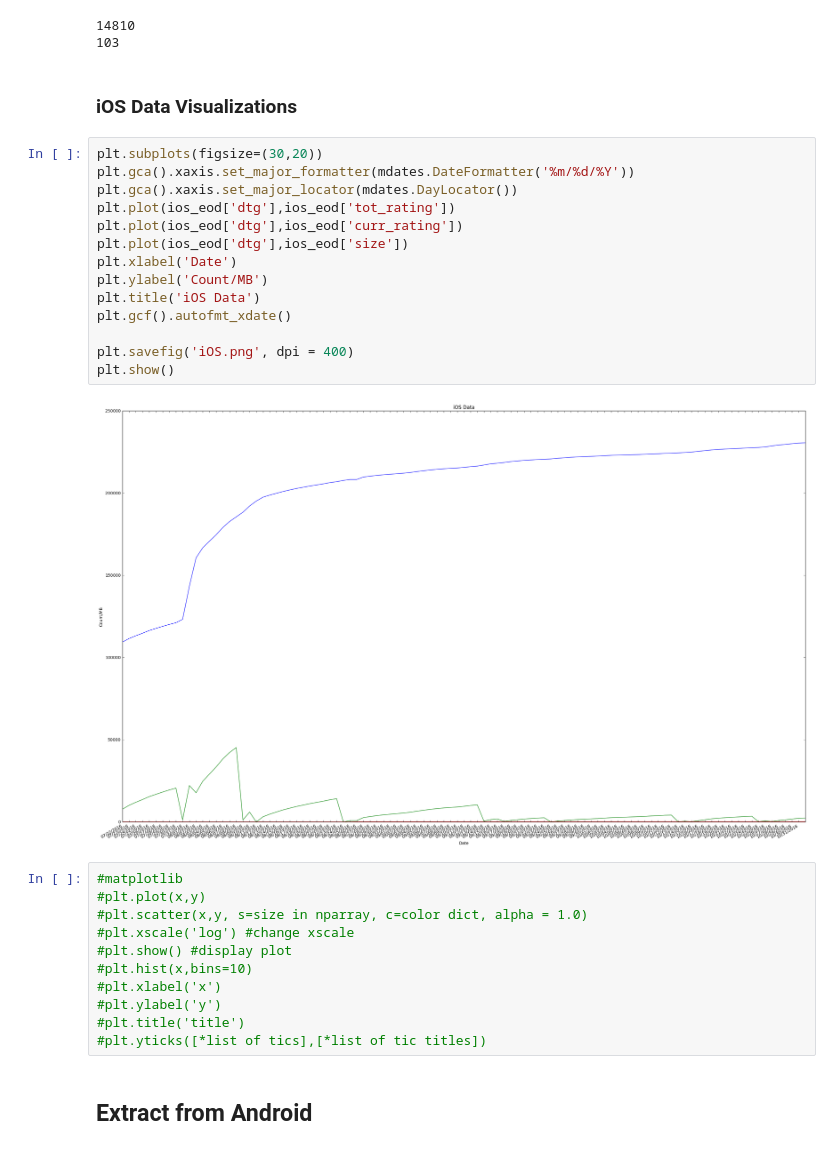
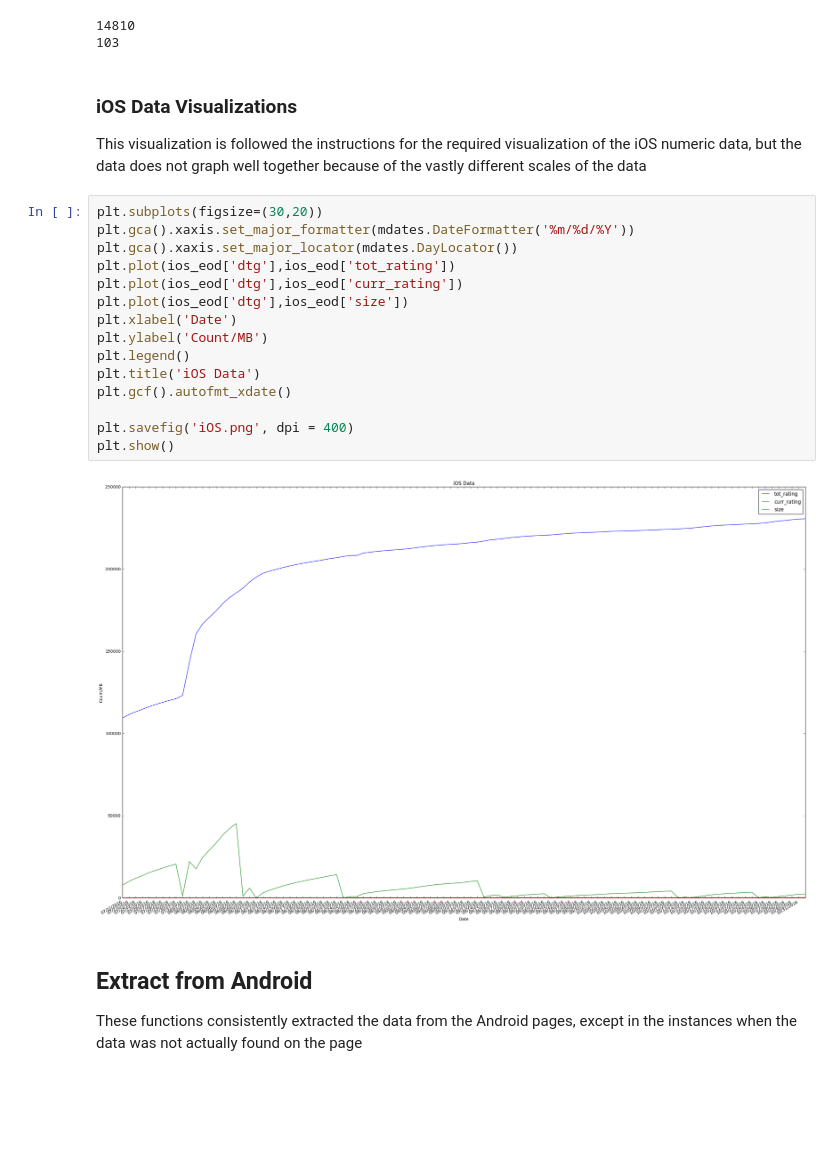
Before and after one commit to agbs2k8/Group-Project-1, a Jupyter notebook: Pokemon.ipynb, the cells around one changed output. Drawn from its saved outputs; the diff is of its cells as text; blank space fills up the shorter version.

```diff
--- a/Pokemon.ipynb
+++ b/Pokemon.ipynb
@@ -96,37 +111,29 @@ print(day)
 # %% [output]
 14810
 103
-# %% [markdown]
-### iOS Data Visualizations
+# %% [markdown]
+### iOS Data Visualizations
+This visualization is followed the instructions for the required visualization of the iOS numeric data, but the data does not graph well together because of the vastly different scales of the data
 # %%
 plt.subplots(figsize=(30,20))
 plt.gca().xaxis.set_major_formatter(mdates.DateFormatter('%m/%d/%Y'))
 plt.gca().xaxis.set_major_locator(mdates.DayLocator())
 plt.plot(ios_eod['dtg'],ios_eod['tot_rating'])
 plt.plot(ios_eod['dtg'],ios_eod['curr_rating'])
 plt.plot(ios_eod['dtg'],ios_eod['size'])
 plt.xlabel('Date')
 plt.ylabel('Count/MB')
+plt.legend()
 plt.title('iOS Data')
 plt.gcf().autofmt_xdate()
 
 plt.savefig('iOS.png', dpi = 400)
 plt.show()
 # %% [output]
-[figure, old version]
+[figure, new version]
-# %%
-#matplotlib
-#plt.plot(x,y)
-#plt.scatter(x,y, s=size in nparray, c=color dict, alpha = 1.0)
-#plt.xscale('log') #change xscale
-#plt.show() #display plot
-#plt.hist(x,bins=10)
-#plt.xlabel('x')
-#plt.ylabel('y')
-#plt.title('title')
-#plt.yticks([*list of tics],[*list of tic titles])
-# %% [markdown]
-## Extract from Android
+# %% [markdown]
+## Extract from Android
+These functions consistently extracted the data from the Android pages, except in the instances when the data was not actually found on the page
 # %%
 def get_avg_android_score(soup):
     divs = soup.find_all("div",{"class":"score"})
```
Also changed, not shown: parts of 22 cells of this notebook, 1 other file.
